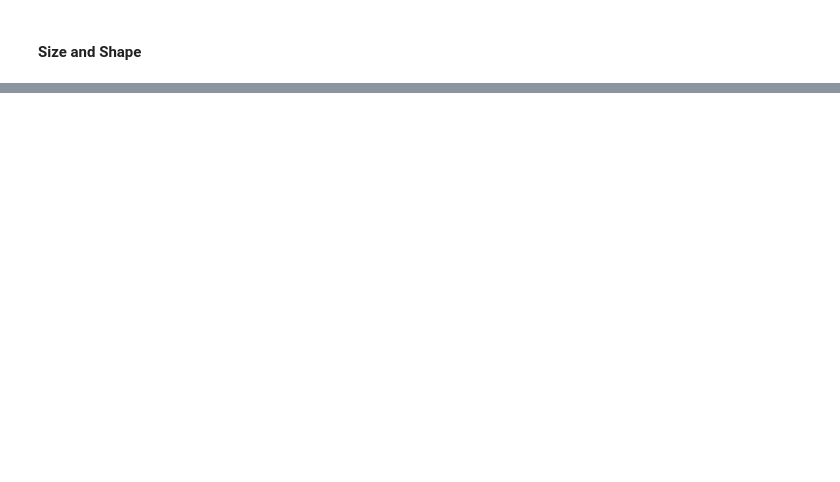
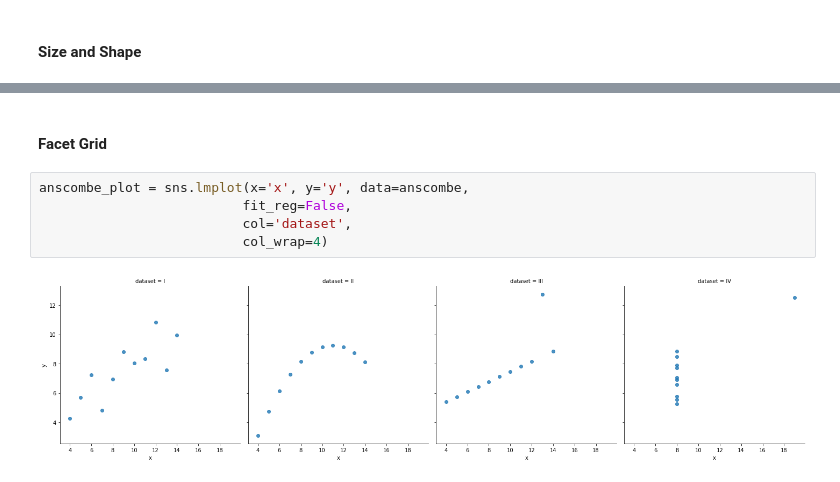
Before and after one commit to DeepikaSampangi/python_ds_pkgs, a Jupyter notebook: Pandas/Pandas - Plotting.ipynb, the cells around one changed output, grey strips where cells are left out. Drawn from its saved outputs; the diff is of its cells as text; blank space fills up the shorter version.

```diff
--- a/Pandas/Pandas - Plotting.ipynb
+++ b/Pandas/Pandas - Plotting.ipynb
@@ -394,0 +403,9 @@ fig = sns.pairplot(tips, hue='sex')
+# %% [markdown]
+#### Facet Grid
+# %%
+anscombe_plot = sns.lmplot(x='x', y='y', data=anscombe,
+                          fit_reg=False,
+                          col='dataset',
+                          col_wrap=4)
+# %% [output]
+[figure, added]
```
Also changed, not shown: parts of 12 cells of this notebook.
